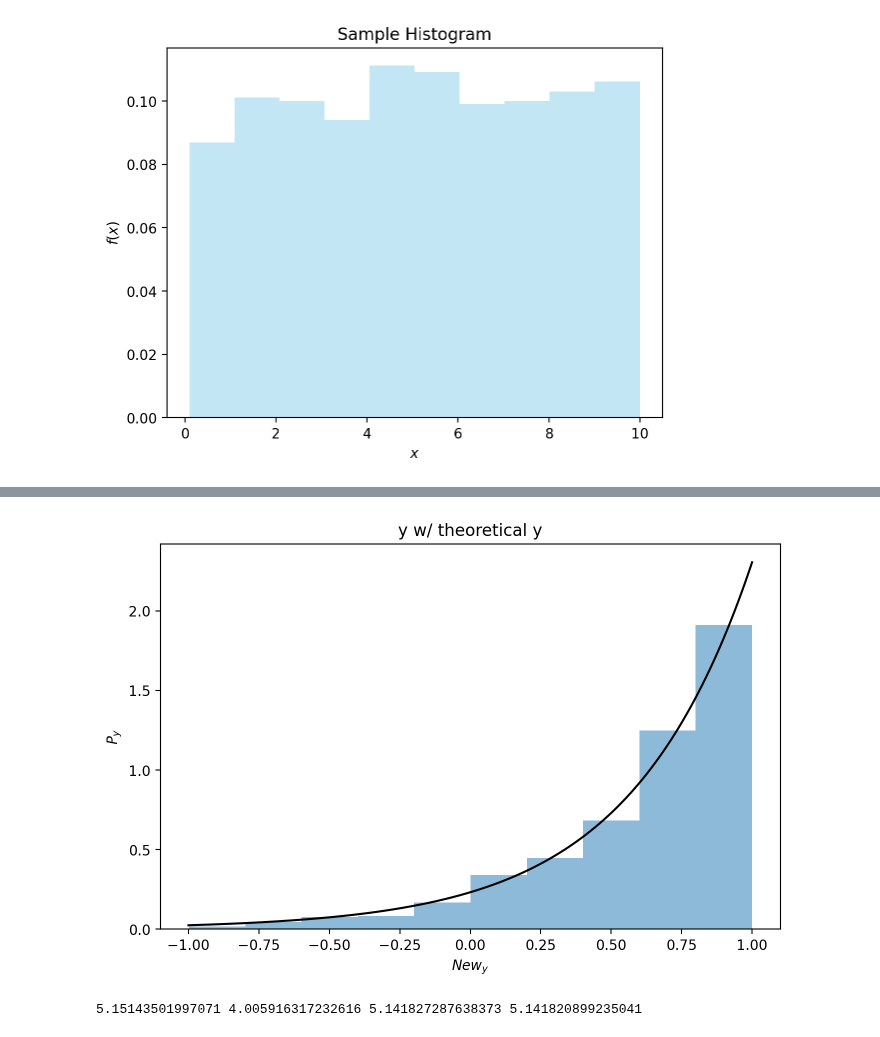
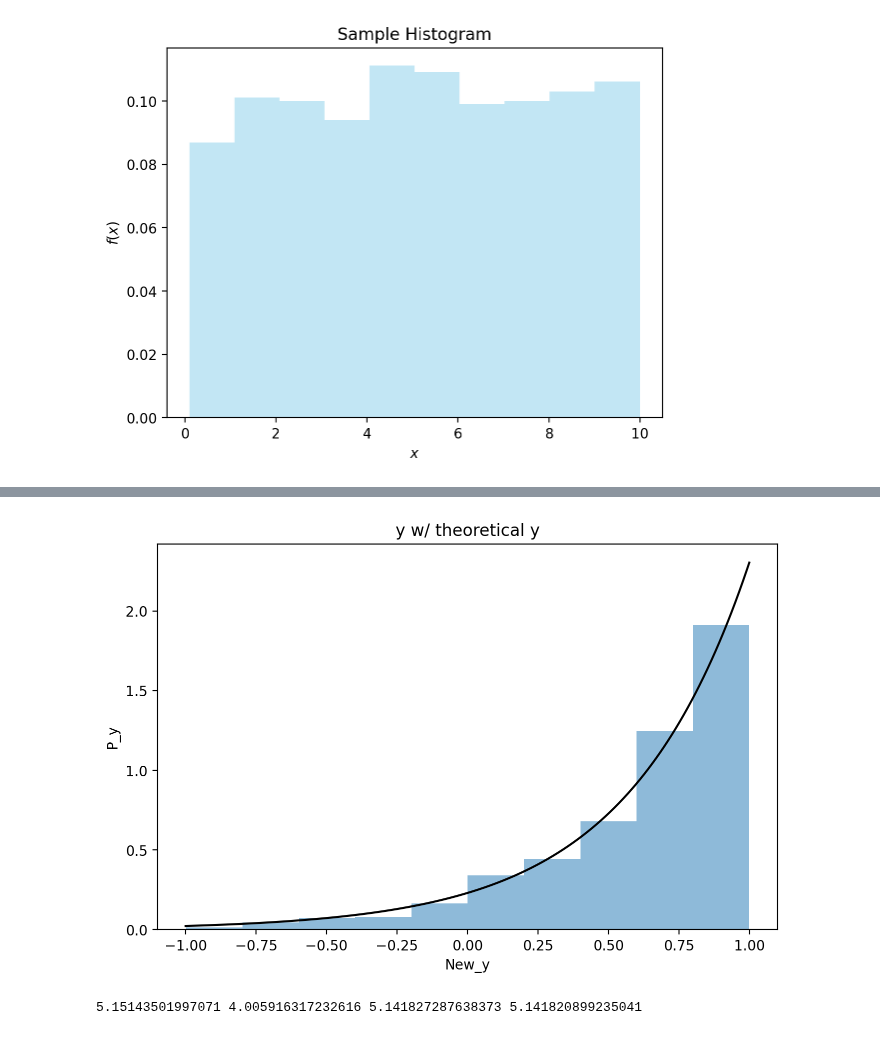
Before and after one commit to R-bna/sci-comp-ii-fall24, a Jupyter notebook: working/hw1_osu_ph464_564_fall24.ipynb, the cells around one changed output, grey strips where cells are left out. Drawn from its saved outputs; the diff is of its cells as text; code cells hidden in the pictures.

```diff
--- a/working/hw1_osu_ph464_564_fall24.ipynb
+++ b/working/hw1_osu_ph464_564_fall24.ipynb
@@ -70,19 +70,19 @@ y = np.log10(x)
 # %%
 import math
 
 plt.figure(figsize=(8,5))
 P_x = 1/9.99
 New_y= np.linspace(-1, 1, 1000)
 P_y = 10**New_y * math.log(10) * P_x
 
-plt.plot(New_y, P_y, color='black', label='Theoretical PDF of $y$')
+plt.plot(New_y, P_y, color='black')
 plt.hist(y, bins=10, density=True, alpha=0.5);
-plt.xlabel('$New_y$');
-plt.ylabel('$P_y$');
+plt.xlabel('New_y');
+plt.ylabel('P_y');
 plt.title('y w/ theoretical y')
 plt.show()
 # %% [output]
-[figure, old version]
+[figure, new version]
 # %%
 mean_x = np.mean(x)
 median_x = np.median(x)
```
Also changed, not shown: parts of 1 cell of this notebook.
